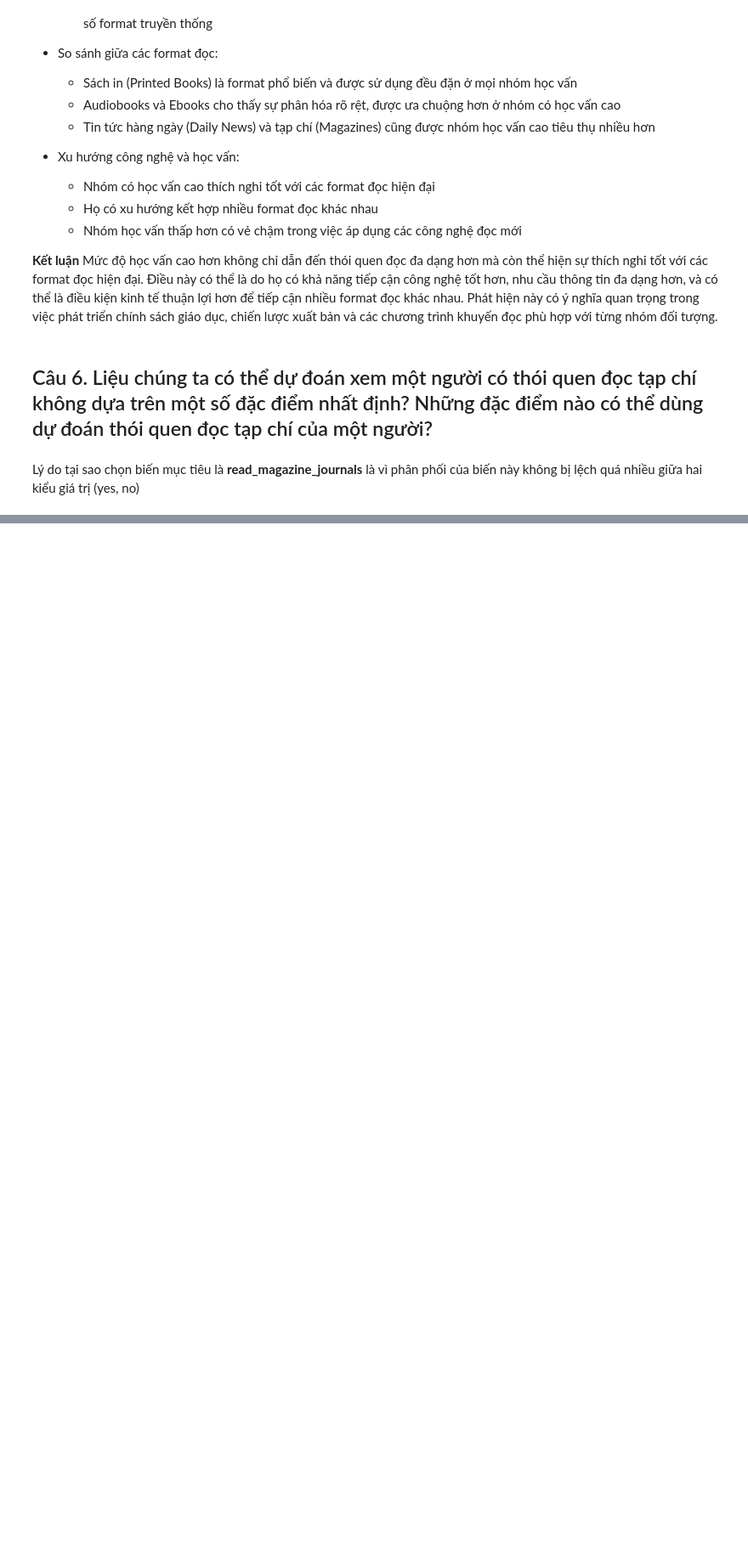
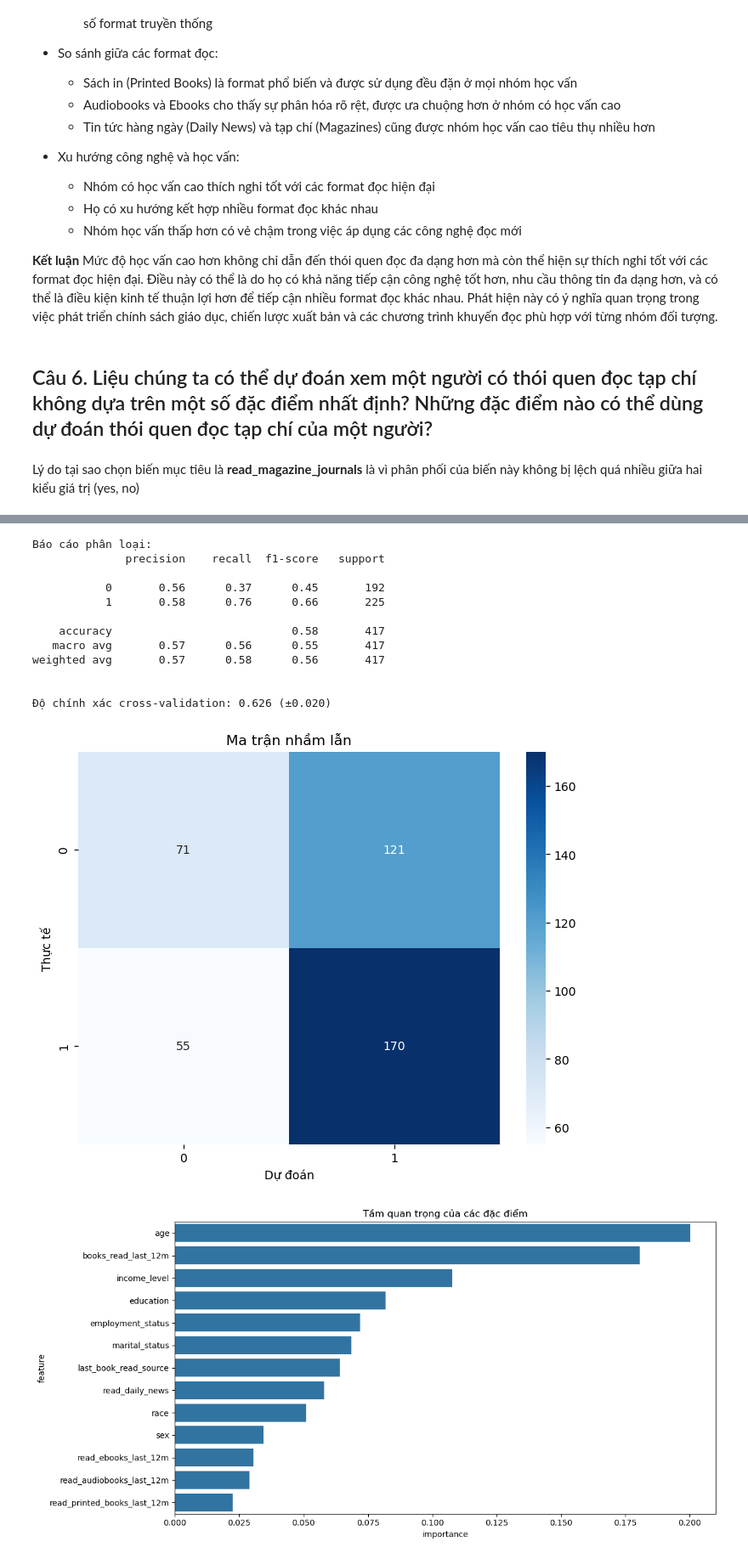
Before and after one commit to neyngnn/LTKHDL, a Jupyter notebook: notebook/Eda.ipynb, the cells around one changed output, grey strips where cells are left out. Shown at 85% size. Cells and saved outputs as stored; diff of their text form; code cells hidden in the pictures; blank space fills up the shorter version.

Commit message:
Refactor code format and fix issues in ML model (WIP)

```diff
--- a/notebook/Eda.ipynb
+++ b/notebook/Eda.ipynb
@@ -600,0 +577,2 @@ memory usage: 252.2+ KB
+# %%
+df6 = df.copy()
@@ -601 +640,16 @@ memory usage: 252.2+ KB
+# %%
+# Huấn luyện mô hình
+def train_model(X, y, random_state=42):
+    # Chia dữ liệu
+    X_train, X_test, y_train, y_test = train_test_split(X, y, test_size=0.2, random_state=random_state)
+
+    # Khởi tạo và huấn luyện mô hình
+    rf_model = RandomForestClassifier(
+        n_estimators=200,
+        max_depth=10,
+        random_state=random_state
+    )
+    rf_model.fit(X_train, y_train)
+
+    return rf_model, X_train, X_test, y_train, y_test
 # %%
@@ -752,0 +712,47 @@ Xác suất đọc tạp chí: 84.30%
+# %%
+if __name__ == "__main__":
+    # Chuẩn bị dữ liệu
+    X, y, encoders, scaler = prepare_data(df6)
+
+    # Huấn luyện mô hình
+    model, X_train, X_test, y_train, y_test = train_model(X, y)
+
+    # Đánh giá mô hình
+    evaluate_model(model, X_test, y_test, X_train, y_train)
+
+    # Ví dụ dự đoán
+    new_person = {
+        'age': 46,
+        'sex': 'Male',
+        'race': 'Native American',
+        'marital_status': 'Married',
+        'education': 'High school',
+        'employment_status': 'Employed full-time',
+        'income_level': '<$10k',
+        'books_read_last_12m': 97,
+        'read_printed_books_last_12m': 'Yes',
+        'read_audiobooks_last_12m': 'Yes',
+        'read_ebooks_last_12m': 'Yes',
+        'last_book_read_source': 'Purchased',
+        'read_daily_news': 'Yes'
+    }
+
+    prediction, probability = predict_magazine_reading(new_person, model, encoders, scaler)
+    print(f"\nDự đoán cho người mới:")
+    print(f"Có đọc tạp chí: {'Có' if prediction == 1 else 'Không'}")
+    print(f"Xác suất đọc tạp chí: {probability:.2%}")
+# %% [output]
+Báo cáo phân loại:
+              precision    recall  f1-score   support
+
+           0       0.56      0.37      0.45       192
+           1       0.58      0.76      0.66       225
+
+    accuracy                           0.58       417
+   macro avg       0.57      0.56      0.55       417
+weighted avg       0.57      0.58      0.56       417
+
+
+Độ chính xác cross-validation: 0.626 (±0.020)
+[figure, added]
+[figure, added]
```
Also changed, not shown: parts of 21 cells of this notebook.
